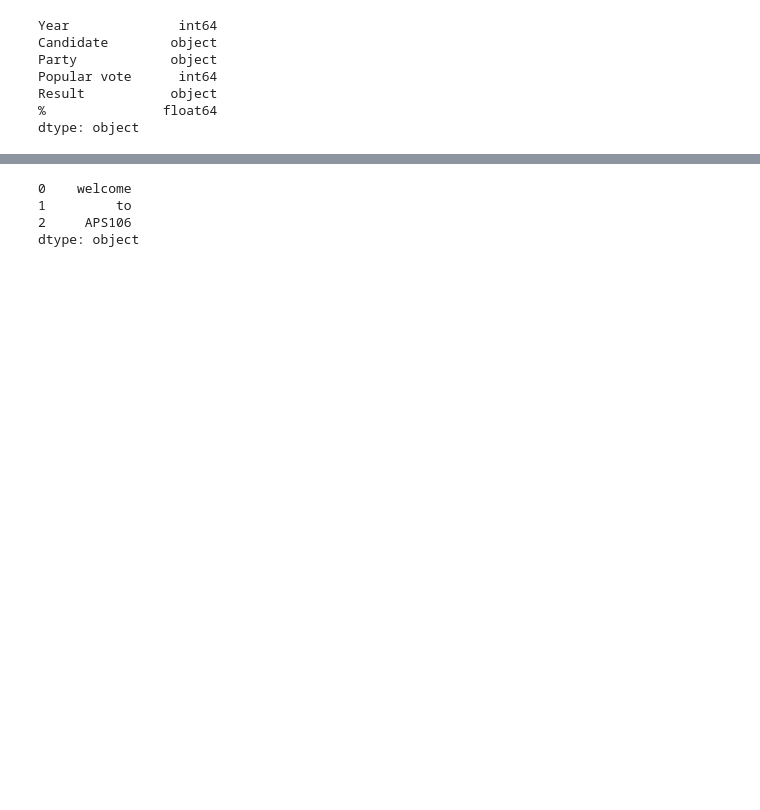
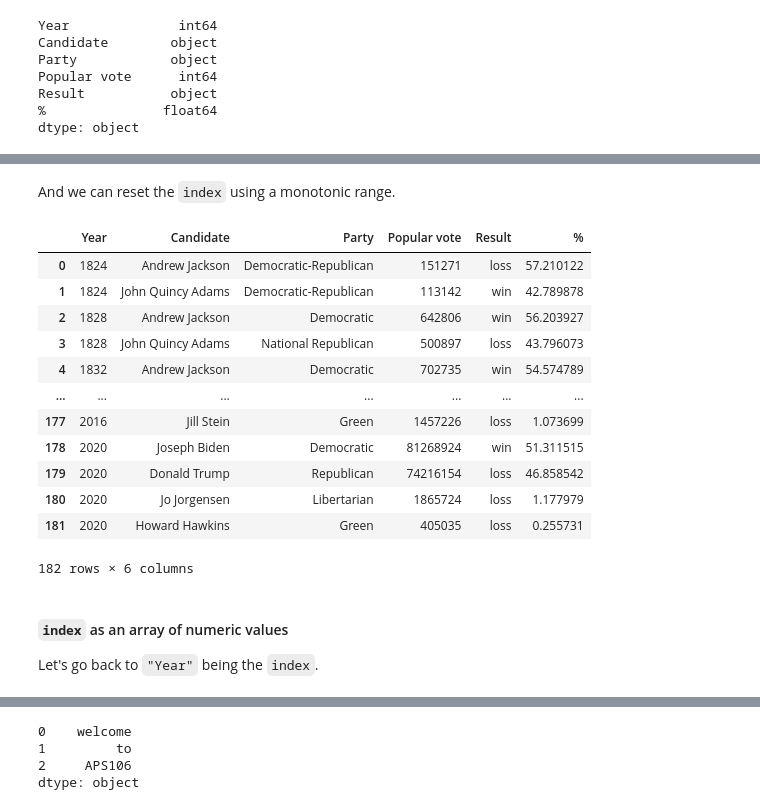
Before and after one commit to APS106/APS106-winter-2024-kinsella-goodfellow, a Jupyter notebook: lectures/week12/lecture1/notebooks/week12_lecture1_complete.ipynb, the cells around one changed output, grey strips where cells are left out. Saved outputs shown, nothing was run; the diff lists cells and outputs as text; code cells hidden in the pictures; blank space fills up the shorter version.

```diff
--- a/lectures/week12/lecture1/notebooks/week12_lecture1_complete.ipynb
+++ b/lectures/week12/lecture1/notebooks/week12_lecture1_complete.ipynb
@@ -168,0 +322,3 @@ Now, let's learn how this `Pandas` library works.
+# %%
+elections = elections.set_index('Year')
+elections
@@ -168,0 +340,22 @@ Now, let's learn how this `Pandas` library works.
+# %% [markdown]
+And we can reset the `index` using a monotonic range.
+# %%
+elections = elections.reset_index()
+elections
+# %% [output]
+|  | Year | Candidate | Party | Popular vote | Result | % |
+| 0 | 1824 | Andrew Jackson | Democratic-Republican | 151271 | loss | 57.210122 |
+| 1 | 1824 | John Quincy Adams | Democratic-Republican | 113142 | win | 42.789878 |
+| 2 | 1828 | Andrew Jackson | Democratic | 642806 | win | 56.203927 |
+| 3 | 1828 | John Quincy Adams | National Republican | 500897 | loss | 43.796073 |
+| 4 | 1832 | Andrew Jackson | Democratic | 702735 | win | 54.574789 |
+| ... | ... | ... | ... | ... | ... | ... |
+| 177 | 2016 | Jill Stein | Green | 1457226 | loss | 1.073699 |
+| 178 | 2020 | Joseph Biden | Democratic | 81268924 | win | 51.311515 |
+| 179 | 2020 | Donald Trump | Republican | 74216154 | loss | 46.858542 |
+| 180 | 2020 | Jo Jorgensen | Libertarian | 1865724 | loss | 1.177979 |
+| 181 | 2020 | Howard Hawkins | Green | 405035 | loss | 0.255731 |
+182 rows × 6 columns
+# %% [markdown]
+#### `index` as an array of numeric values
+Let's go back to `"Year"` being the `index`.
```
Also changed, not shown: parts of 59 cells of this notebook, 44 other files.
